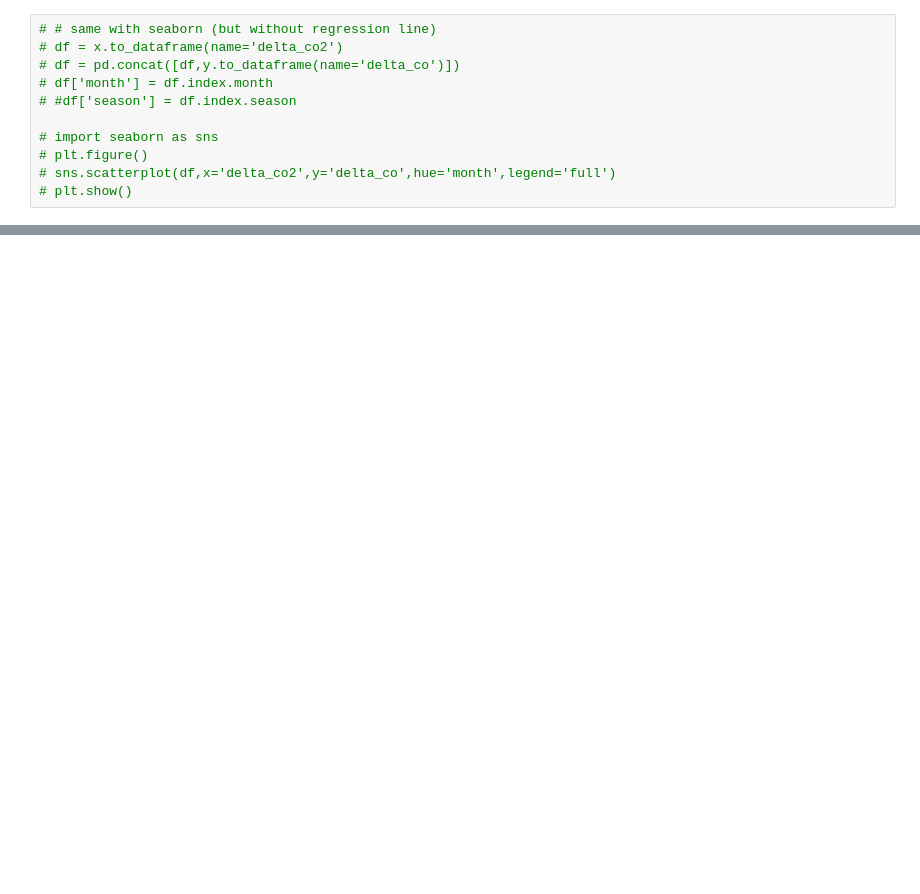
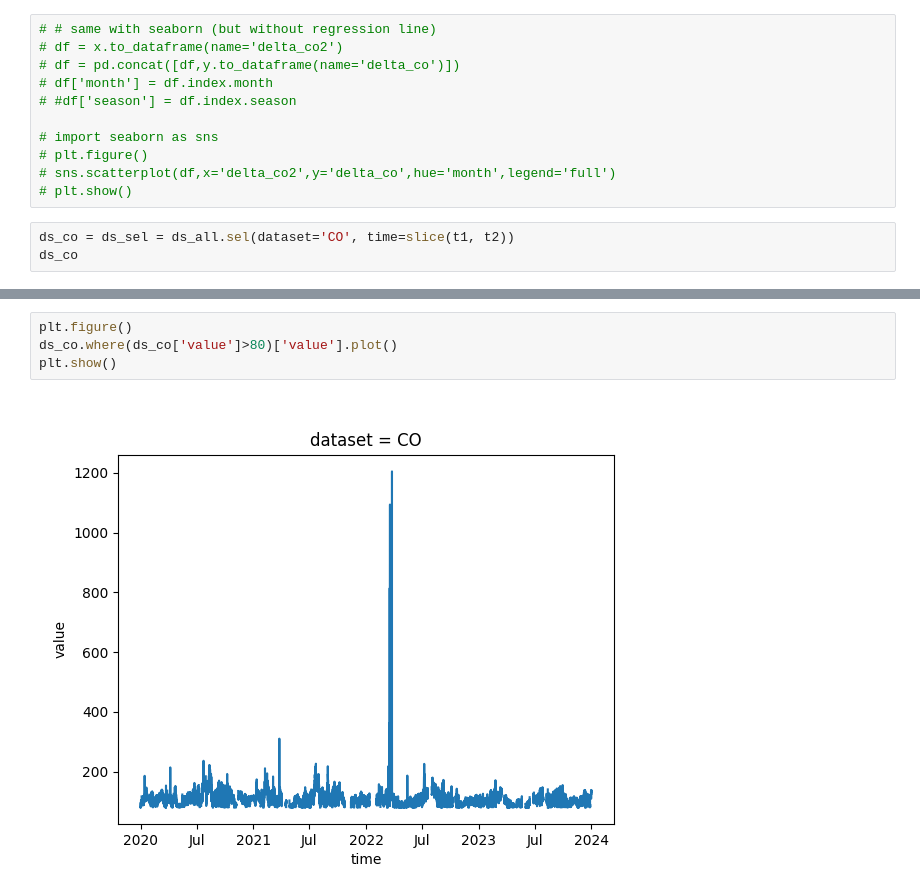
Before and after one commit to MeteoSwiss/gawkenya, a Jupyter notebook: analyses/check_background.ipynb, the cells around one changed output, grey strips where cells are left out. Saved outputs shown, nothing was run; the diff lists cells and outputs as text; blank space fills up the shorter version.

```diff
--- a/analyses/check_background.ipynb
+++ b/analyses/check_background.ipynb
@@ -508,3 +566,6 @@ plt.show()
 # plt.figure()
 # sns.scatterplot(df,x='delta_co2',y='delta_co',hue='month',legend='full')
 # plt.show()
+# %%
+ds_co = ds_sel = ds_all.sel(dataset='CO', time=slice(t1, t2))
+ds_co
@@ -510,0 +592,6 @@ plt.show()
+# %%
+plt.figure()
+ds_co.where(ds_co['value']>80)['value'].plot()
+plt.show()
+# %% [output]
+[figure, added]
```
Also changed, not shown: parts of 11 cells of this notebook, 6 other files.
